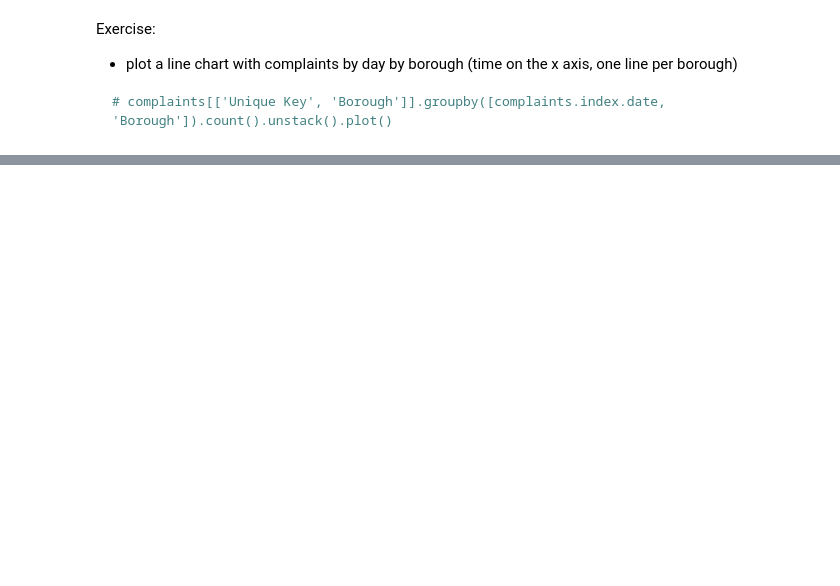
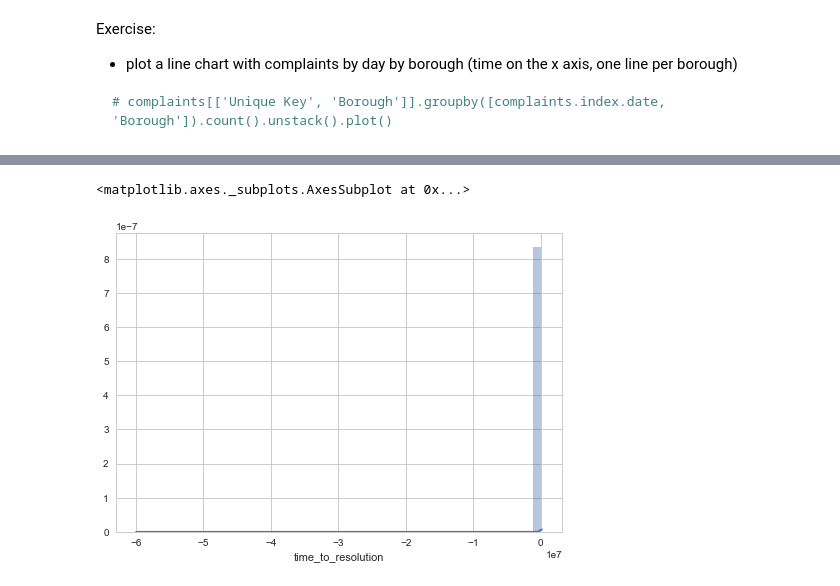
Before and after one commit to mikekaminsky/python-for-data-analysis, a Jupyter notebook: Class 3.ipynb, the cells around one changed output, grey strips where cells are left out. Drawn from its saved outputs; the diff is of its cells as text; code cells hidden in the pictures; blank space fills up the shorter version.

```diff
--- a/Class 3.ipynb
+++ b/Class 3.ipynb
@@ -179,3 +282,8 @@ sns.despine(left=True)
 # %%
 # Navigate to http://seaborn.pydata.org/tutorial/categorical.html and try out some of the categorical
 # plotting options with seaborn
+# %%
+sns.distplot(cleaned['time_to_resolution'].dropna())
+# %% [output]
+<matplotlib.axes._subplots.AxesSubplot at 0x...>
+[figure, added]
```
Also changed, not shown: parts of 18 cells of this notebook.
